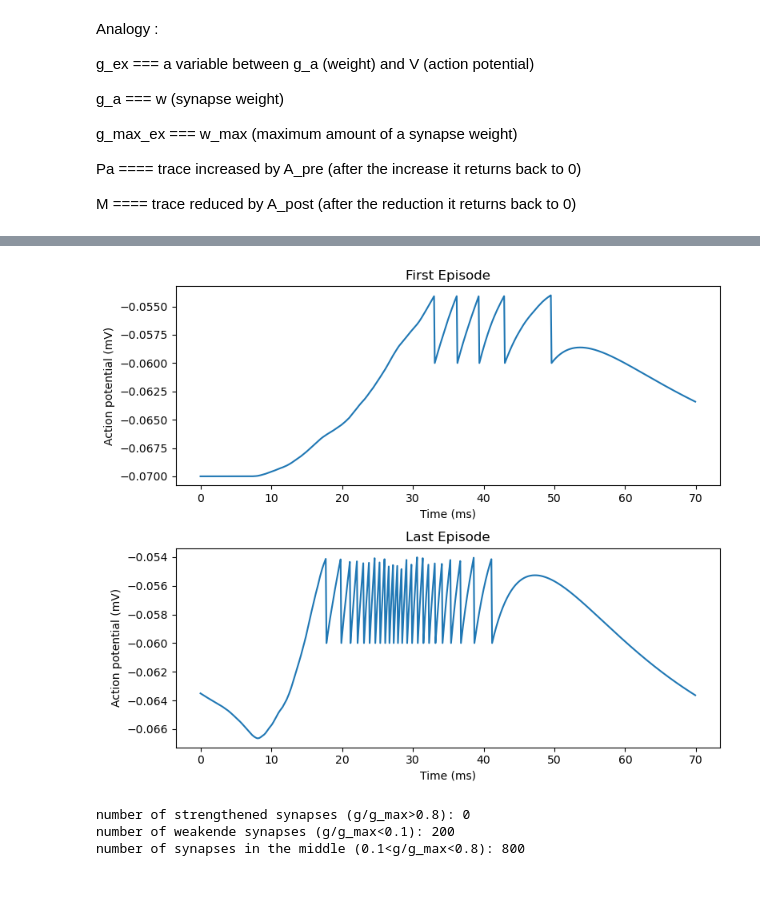
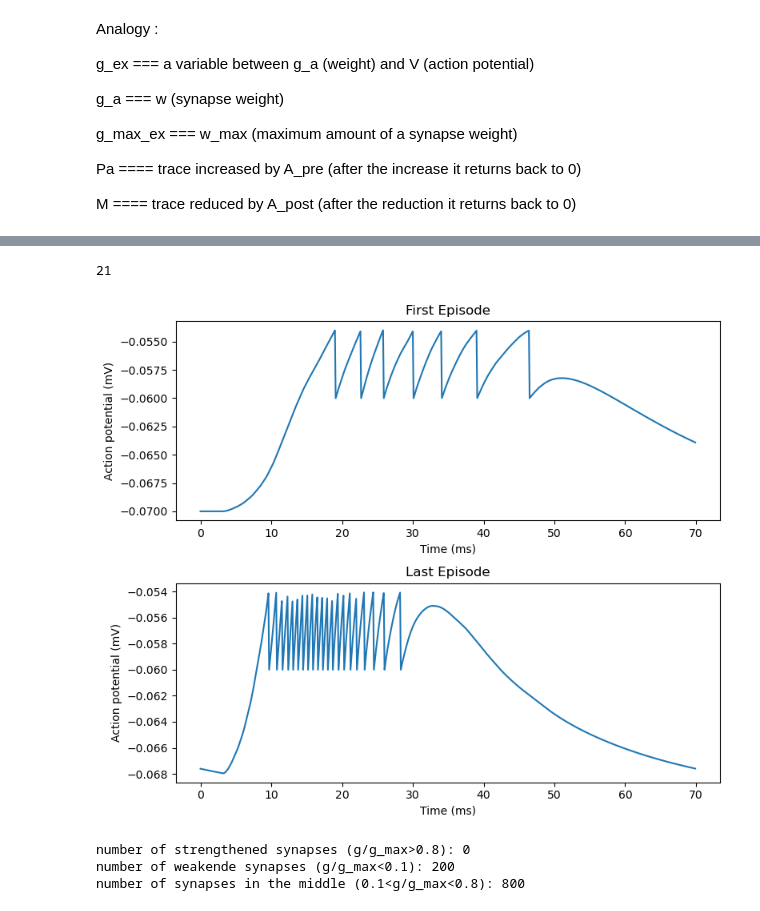
Before and after one commit to mehranfaraji/neuro4ml, a Jupyter notebook: week4-exercise.ipynb, the cells around one changed output, grey strips where cells are left out. Drawn from its saved outputs; the diff is of its cells as text; code cells hidden in the pictures.

```diff
--- a/week4-exercise.ipynb
+++ b/week4-exercise.ipynb
@@ -166,11 +170,11 @@ def plot_experiment(file_name, display):
     if not display:
         plt.close()
 # %%
-N= 1200
+N= 600
 excitatory_ratio = 5/6
 groupsize= 100
 num_repeat = 40
 time_between_episode = 70*ms ## by trial
 # %%
-input_train, fisrt_spike_time, input_stimuli_monitor = generate_input(N, groupsize, num_repeat, time_between_episode)
+pre_synapse, first_spike_time, input_stimuli_monitor = generate_input(N, groupsize, num_repeat, time_between_episode)
 # %%
@@ -187,7 +188,7 @@ E_in = -70*mV
 # V_reset = -60*mV
 
 tau_ex = 5*ms
-g_max_ex = 0.02 ##  0<= g_a <= g_max_ex
+g_max_ex = 0.04 ##  0<= g_a <= g_max_ex
 tau_in = 5*ms
 g_max_in = 0.05 ## other than g_max_ex and g_max_in
                 ## what is the difference between an excitatory
@@ -195,3 +196,6 @@ g_max_in = 0.05 ## other than g_max_ex and g_max_in
 tau_pre = tau_post = 20*ms
 A_pre = 0.005 #0.005 (paper)
 A_post = - A_pre * 1.05
+
+B = - (A_post * tau_post) / (A_pre * tau_pre)
+B
@@ -198,6 +204,6 @@ A_post = - A_pre * 1.05
 # %%
-input_train_temp = copy.copy(input_train)
-(pre_spike_mon, post_spike_mon), S, post_state_mon = run_experiment(input_train_temp, num_repeat, time_between_episode)
+pre_synapse_temp = copy.copy(pre_synapse)
+(pre_spike_mon, post_spike_mon), S, post_state_mon, excitatory_idx = run_experiment(pre_synapse_temp, num_repeat, time_between_episode, N, g_max_ex, g_max_in ,excitatory_ratio)
 # %%
 plot_experiment(file_name=None, display=True)
 # %% [output]
@@ -205,27 +236,32 @@ plot_experiment(file_name=None, display=True)
+# %%
+len(post_spike_mon.t[post_spike_mon.t/ms > last_episode_start_time])
+# %% [output]
+21
 # %%
 episode_span = int(time_between_episode/ms*10) #700
+num_episodes = 1
 
-first_episode_duration = post_state_mon.t[:episode_span]/ms
-first_episode_v = post_state_mon.V[0][:episode_span]
-last_episode_duration = post_state_mon.t[-episode_span:]/ms
-last_episode_start_time = post_state_mon.t[-episode_span]/ms
-last_episode_v = post_state_mon.V[0][-episode_span:]
+first_episode_duration = post_state_mon.t[:num_episodes*episode_span]/ms
+first_episode_v = post_state_mon.V[0][:num_episodes*episode_span]
+last_episode_duration = post_state_mon.t[-num_episodes*episode_span:]/ms
+last_episode_start_time = post_state_mon.t[-num_episodes*episode_span]/ms
+last_episode_v = post_state_mon.V[0][-num_episodes*episode_span:]
 
 fig, axs = plt.subplots(2, 1, figsize=(8, 6.7))
 
 axs[0].plot(first_episode_duration, first_episode_v)
 axs[0].set_xlabel('Time (ms)')
 axs[0].set_ylabel('Action potential (mV)')
 axs[0].set_title('First Episode')
 
 axs[1].plot(last_episode_duration - last_episode_start_time, last_episode_v)
 axs[1].set_xlabel('Time (ms)')
 axs[1].set_ylabel('Action potential (mV)')
 axs[1].set_title('Last Episode')
 plt.tight_layout()
 plt.show()
 # %% [output]
-[figure, old version]
+[figure, new version]
 # %%
 num_short_latency = np.sum(S.g_a/g_max_ex > 0.8)
 num_long_latency = np.sum(S.g_a/g_max_ex < 0.1)
```
Also changed, not shown: parts of 13 cells of this notebook.
